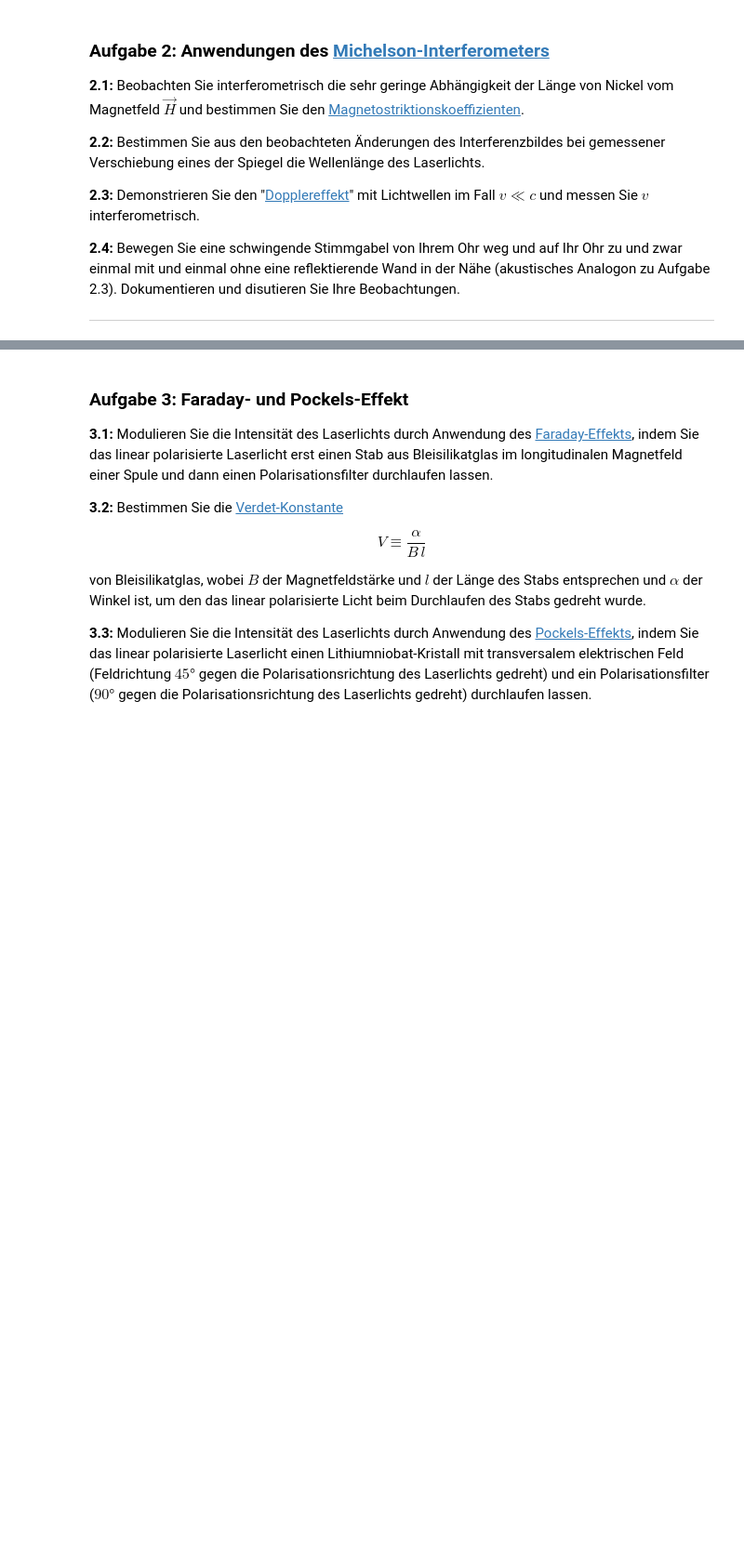
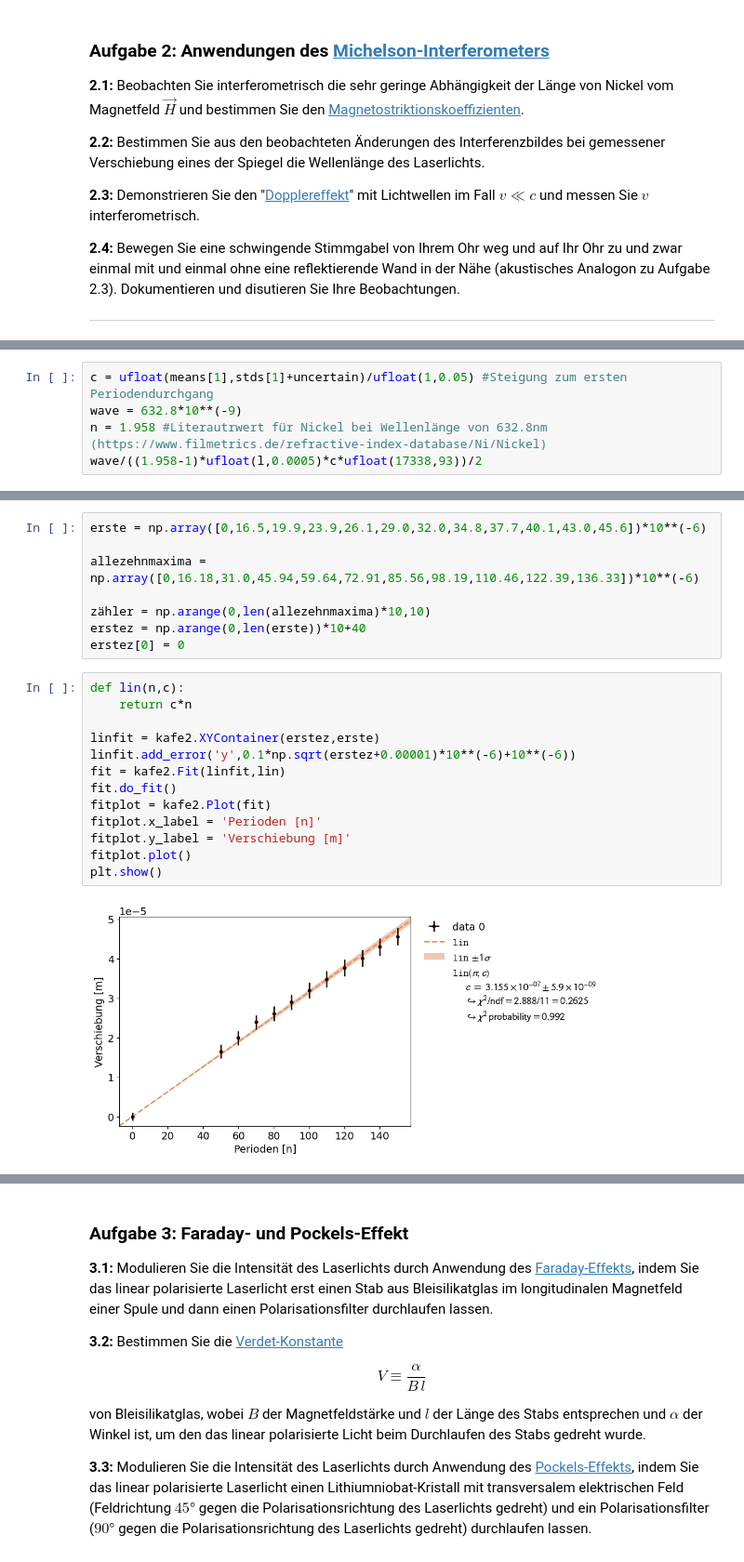
Before and after one commit to HerbertderGrosse/P2-sose-2024, a Jupyter notebook: Laser_Optik_Teil_B/Laser-Optik_Teil_B.ipynb, the cells around one changed output, grey strips where cells are left out. Shown at 93% size. Saved outputs shown, nothing was run; the diff lists cells and outputs as text; blank space fills up the shorter version.

```diff
--- a/Laser_Optik_Teil_B/Laser-Optik_Teil_B.ipynb
+++ b/Laser_Optik_Teil_B/Laser-Optik_Teil_B.ipynb
@@ -197,0 +321,5 @@ jonahsmikros = [40.0,45.38,49.81,53.95,58.38,62.21,66.47,70.73]
+# %%
+c = ufloat(means[1],stds[1]+uncertain)/ufloat(1,0.05) #Steigung zum ersten Periodendurchgang
+wave = 632.8*10**(-9)
+n = 1.958 #Literautrwert für Nickel bei Wellenlänge von 632.8nm (https://www.filmetrics.de/refractive-index-database/Ni/Nickel)
+wave/((1.958-1)*ufloat(l,0.0005)*c*ufloat(17338,93))/2
@@ -197,0 +342,23 @@ jonahsmikros = [40.0,45.38,49.81,53.95,58.38,62.21,66.47,70.73]
+# %%
+erste = np.array([0,16.5,19.9,23.9,26.1,29.0,32.0,34.8,37.7,40.1,43.0,45.6])*10**(-6)
+
+allezehnmaxima = np.array([0,16.18,31.0,45.94,59.64,72.91,85.56,98.19,110.46,122.39,136.33])*10**(-6)
+
+zähler = np.arange(0,len(allezehnmaxima)*10,10)
+erstez = np.arange(0,len(erste))*10+40
+erstez[0] = 0
+# %%
+def lin(n,c):
+    return c*n
+
+linfit = kafe2.XYContainer(erstez,erste)
+linfit.add_error('y',0.1*np.sqrt(erstez+0.00001)*10**(-6)+10**(-6))
+fit = kafe2.Fit(linfit,lin)
+fit.do_fit()
+fitplot = kafe2.Plot(fit)
+fitplot.x_label = 'Perioden [n]'
+fitplot.y_label = 'Verschiebung [m]'
+fitplot.plot()
+plt.show()
+# %% [output]
+[figure, added]
```
Also changed, not shown: parts of 28 cells of this notebook, 3 other files.
